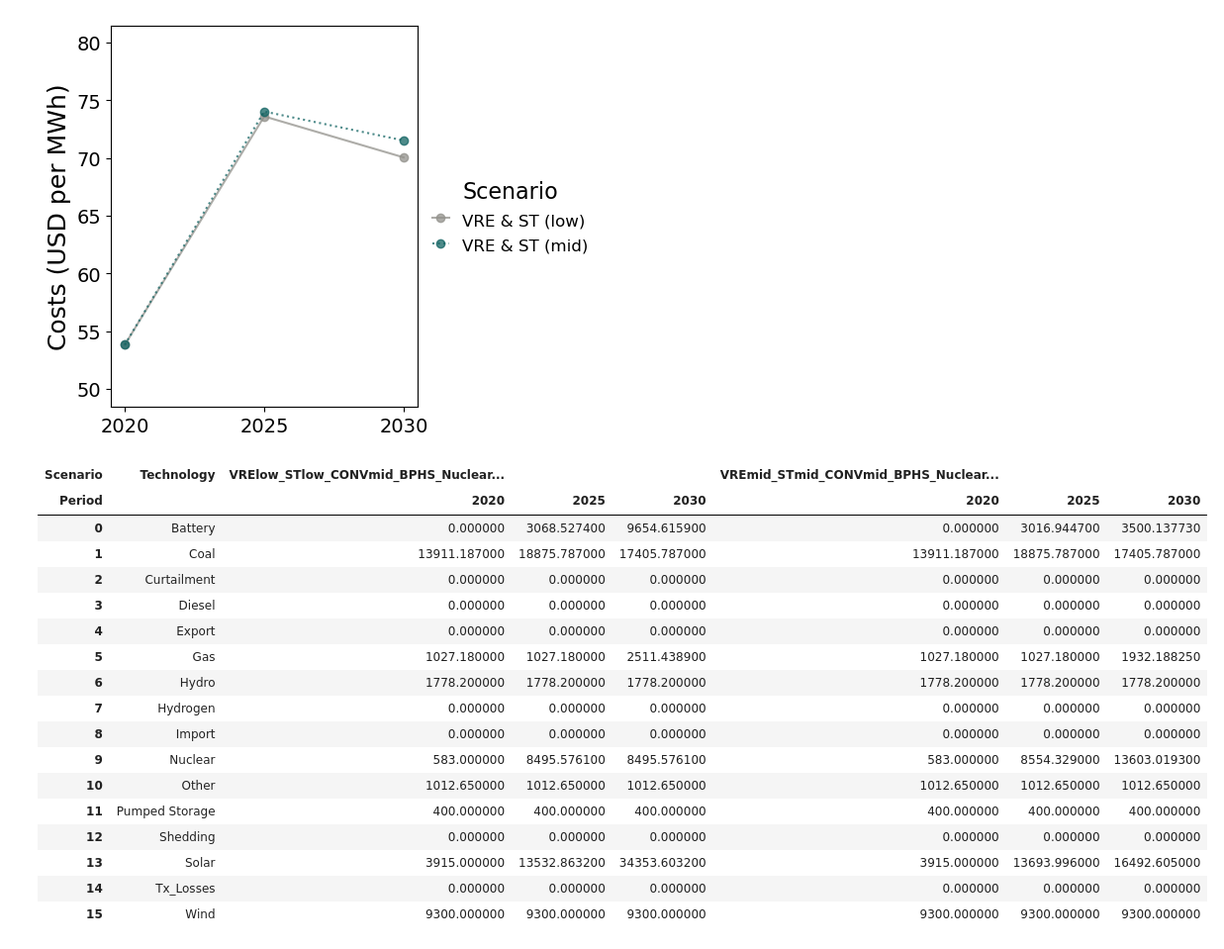
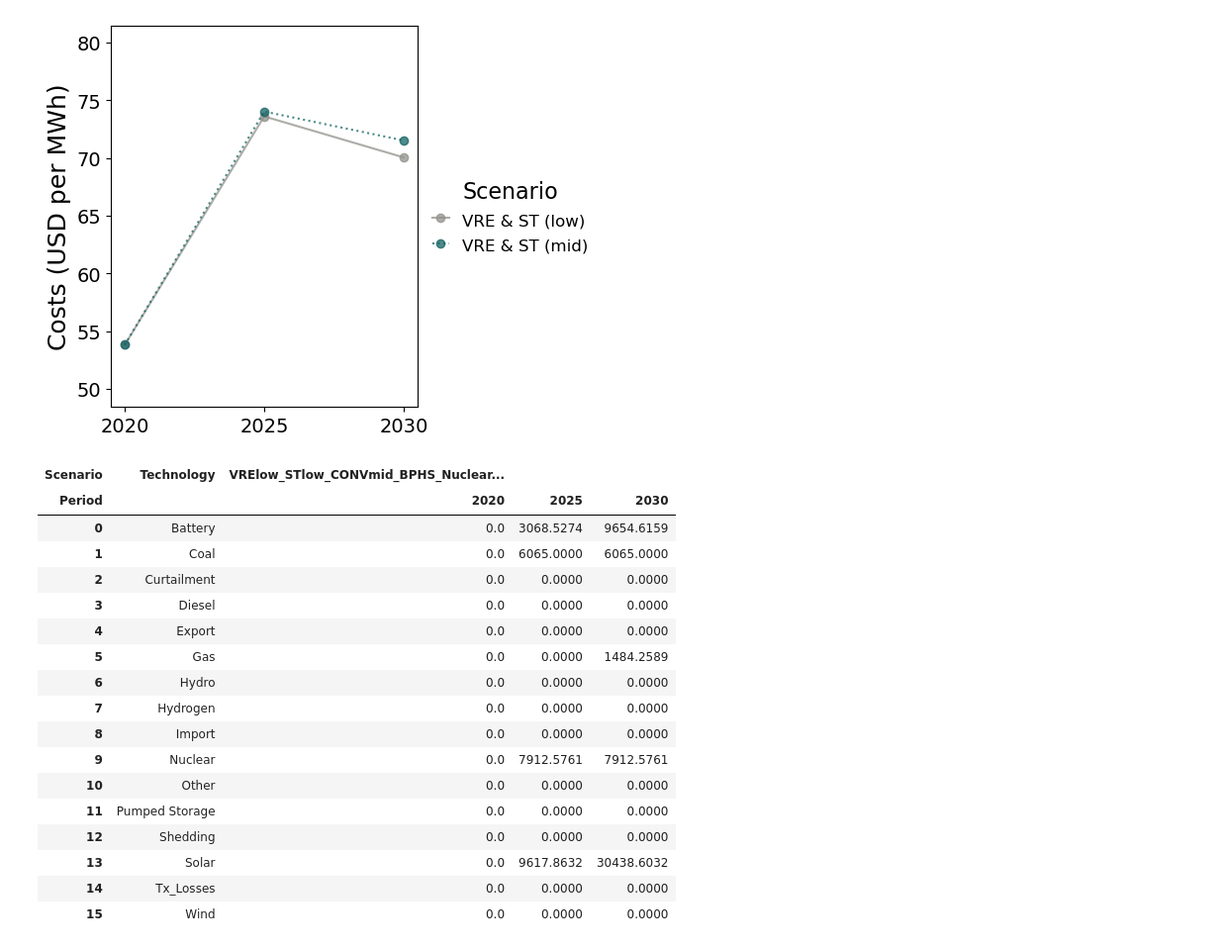
Before and after one commit to cetlab-ucsb/gridpath-workshop-ucsb, a Jupyter notebook: gridpath-workshop-capex.ipynb, the cells around one changed output. Shown at 99% size. Drawn from its saved outputs; the diff is of its cells as text; code cells hidden in the pictures.

```diff
--- a/gridpath-workshop-capex.ipynb
+++ b/gridpath-workshop-capex.ipynb
@@ -293,27 +281,27 @@ _plot_system_cost(system_cost_, scen_labels_,
 [figure]
 # %%
 # Replace with a specific scenario if needed, otherwise leave blank
-scenario = 'BAU_TN_2030-12-4_production'
+scenario = 'VRElow_STlow_CONVmid_BPHS_NuclearPVboth_45Ret_PRM110_TN_3_2030_12_simple'
 # Replace with 'new' or existing' so only new capacity is shown, otherwise leave blank for new and existing
-status = ''
-filtered_capacity_ = _filter_capacity(grouped_capacity_, scenario = '', status = '')
-filtered_capacity_.style
+status = 'new'
+filtered_capacity_ = _filter_capacity(grouped_capacity_, scenario, status)
+filtered_capacity_
 # %% [output]
-| Scenario | Technology | VRElow_STlow_CONVmid_BPHS_Nuclear... |  |  | VREmid_STmid_CONVmid_BPHS_Nuclear... |  |  |
-| Period |  | 2020 | 2025 | 2030 | 2020 | 2025 | 2030 |
-| 0 | Battery | 0.000000 | 3068.527400 | 9654.615900 | 0.000000 | 3016.944700 | 3500.137730 |
-| 1 | Coal | 13911.187000 | 18875.787000 | 17405.787000 | 13911.187000 | 18875.787000 | 17405.787000 |
-| 2 | Curtailment | 0.000000 | 0.000000 | 0.000000 | 0.000000 | 0.000000 | 0.000000 |
-| 3 | Diesel | 0.000000 | 0.000000 | 0.000000 | 0.000000 | 0.000000 | 0.000000 |
-| 4 | Export | 0.000000 | 0.000000 | 0.000000 | 0.000000 | 0.000000 | 0.000000 |
-| 5 | Gas | 1027.180000 | 1027.180000 | 2511.438900 | 1027.180000 | 1027.180000 | 1932.188250 |
-| 6 | Hydro | 1778.200000 | 1778.200000 | 1778.200000 | 1778.200000 | 1778.200000 | 1778.200000 |
-| 7 | Hydrogen | 0.000000 | 0.000000 | 0.000000 | 0.000000 | 0.000000 | 0.000000 |
-| 8 | Import | 0.000000 | 0.000000 | 0.000000 | 0.000000 | 0.000000 | 0.000000 |
-| 9 | Nuclear | 583.000000 | 8495.576100 | 8495.576100 | 583.000000 | 8554.329000 | 13603.019300 |
-| 10 | Other | 1012.650000 | 1012.650000 | 1012.650000 | 1012.650000 | 1012.650000 | 1012.650000 |
-| 11 | Pumped Storage | 400.000000 | 400.000000 | 400.000000 | 400.000000 | 400.000000 | 400.000000 |
-| 12 | Shedding | 0.000000 | 0.000000 | 0.000000 | 0.000000 | 0.000000 | 0.000000 |
-| 13 | Solar | 3915.000000 | 13532.863200 | 34353.603200 | 3915.000000 | 13693.996000 | 16492.605000 |
-| 14 | Tx_Losses | 0.000000 | 0.000000 | 0.000000 | 0.000000 | 0.000000 | 0.000000 |
-| 15 | Wind | 9300.000000 | 9300.000000 | 9300.000000 | 9300.000000 | 9300.000000 | 9300.000000 |
+| Scenario | Technology | VRElow_STlow_CONVmid_BPHS_Nuclear... |  |  |
+| Period |  | 2020 | 2025 | 2030 |
+| 0 | Battery | 0.0 | 3068.5274 | 9654.6159 |
+| 1 | Coal | 0.0 | 6065.0000 | 6065.0000 |
+| 2 | Curtailment | 0.0 | 0.0000 | 0.0000 |
+| 3 | Diesel | 0.0 | 0.0000 | 0.0000 |
+| 4 | Export | 0.0 | 0.0000 | 0.0000 |
+| 5 | Gas | 0.0 | 0.0000 | 1484.2589 |
+| 6 | Hydro | 0.0 | 0.0000 | 0.0000 |
+| 7 | Hydrogen | 0.0 | 0.0000 | 0.0000 |
+| 8 | Import | 0.0 | 0.0000 | 0.0000 |
+| 9 | Nuclear | 0.0 | 7912.5761 | 7912.5761 |
+| 10 | Other | 0.0 | 0.0000 | 0.0000 |
+| 11 | Pumped Storage | 0.0 | 0.0000 | 0.0000 |
+| 12 | Shedding | 0.0 | 0.0000 | 0.0000 |
+| 13 | Solar | 0.0 | 9617.8632 | 30438.6032 |
+| 14 | Tx_Losses | 0.0 | 0.0000 | 0.0000 |
+| 15 | Wind | 0.0 | 0.0000 | 0.0000 |
```
Also changed, not shown: parts of 14 cells of this notebook, 2 other files.
